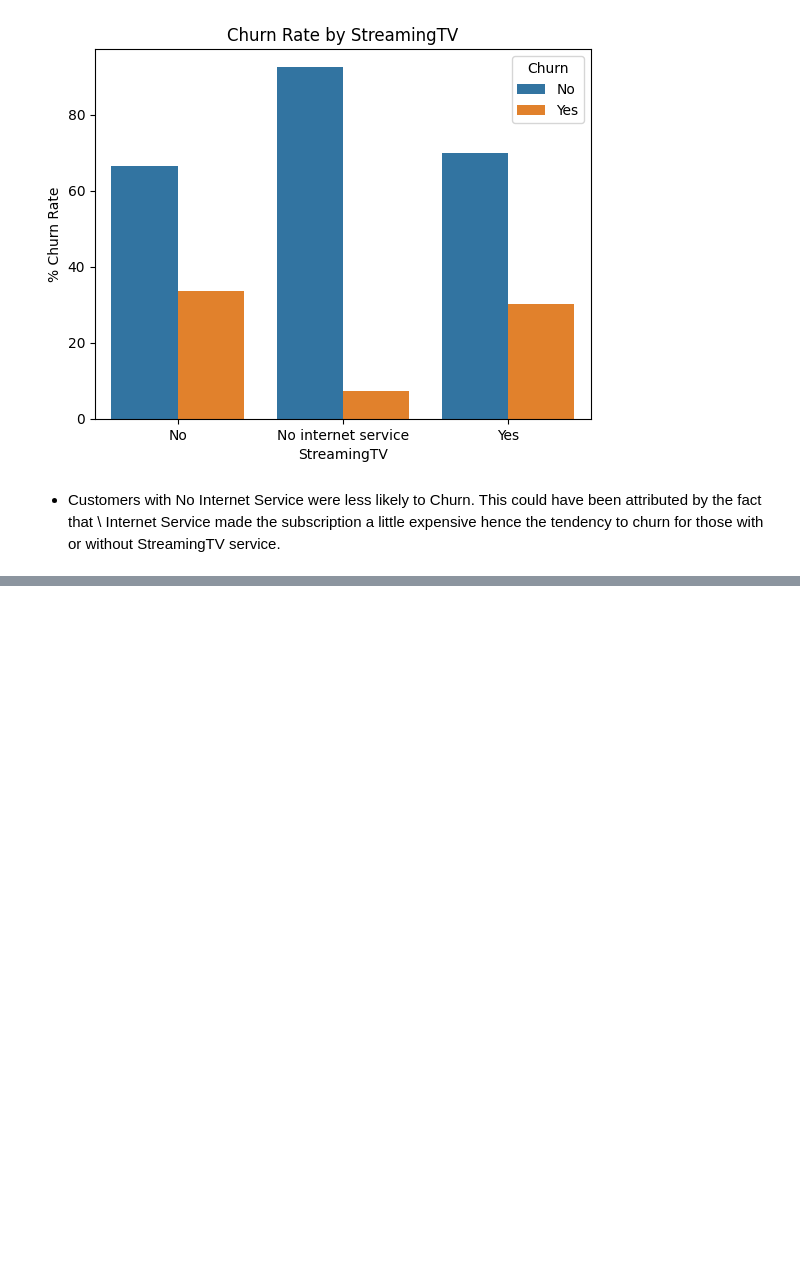
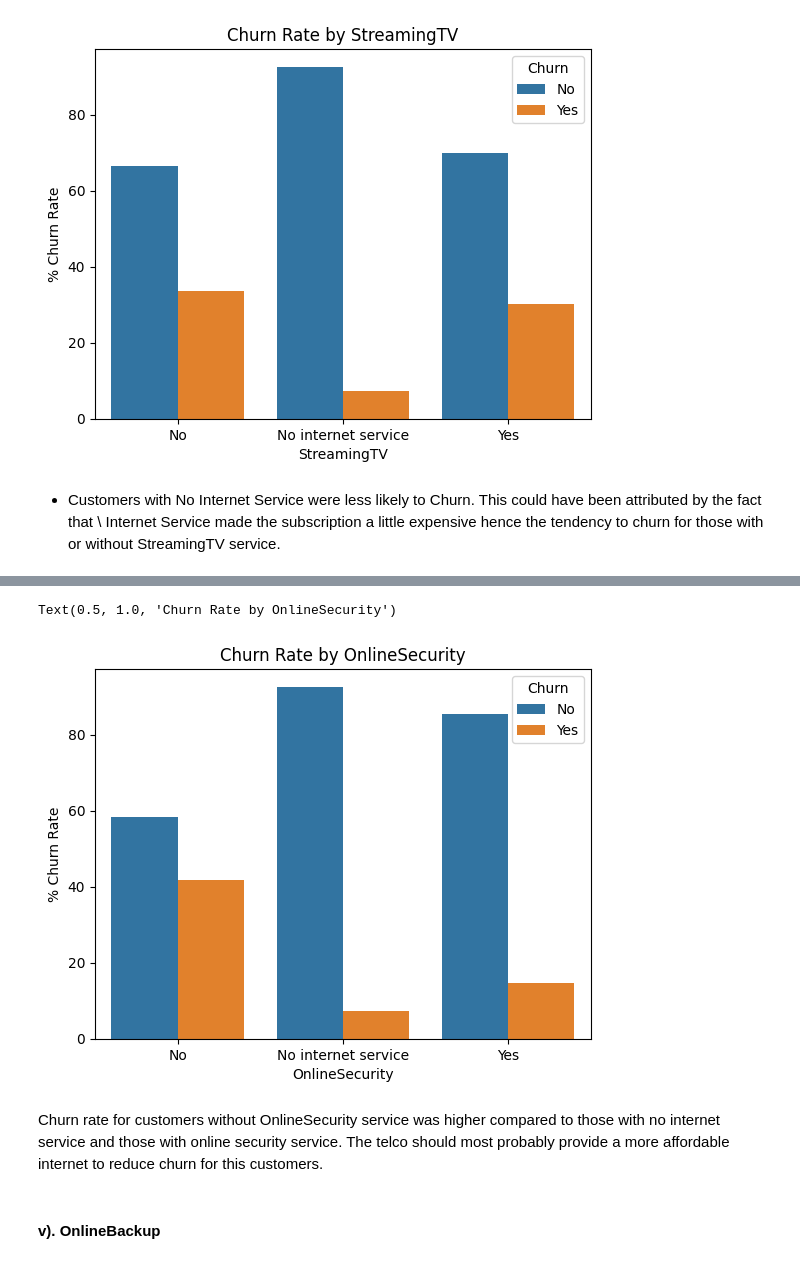
Before and after one commit to mut-rogers/customer_churn, a Jupyter notebook: churn.ipynb, the cells around one changed output, grey strips where cells are left out. Drawn from its saved outputs; the diff is of its cells as text; code cells hidden in the pictures; blank space fills up the shorter version.

```diff
--- a/churn.ipynb
+++ b/churn.ipynb
@@ -332,0 +335,3 @@ Text(0.5, 1.0, 'Churn Rate by StreamingTV')
+# %%
+churn_rate = dataset.groupby("OnlineSecurity").Churn.value_counts(normalize=True) * 100
+churn_rate
@@ -332,0 +347,3 @@ Text(0.5, 1.0, 'Churn Rate by StreamingTV')
+# %%
+churn_rate = churn_rate.reset_index()
+churn_rate
@@ -332,0 +358,11 @@ Text(0.5, 1.0, 'Churn Rate by StreamingTV')
+# %%
+sns.barplot(churn_rate, x="OnlineSecurity", y="proportion", hue="Churn")
+plt.ylabel("% Churn Rate")
+plt.title("Churn Rate by OnlineSecurity")
+# %% [output]
+Text(0.5, 1.0, 'Churn Rate by OnlineSecurity')
+[figure, added]
+# %% [markdown]
+Churn rate for customers without OnlineSecurity service was higher compared to those with no internet service and those with online security service. The telco should most probably provide a more affordable internet to reduce churn for this customers.
+# %% [markdown]
+#### v). OnlineBackup
```
Also changed, not shown: parts of 3 cells of this notebook.
